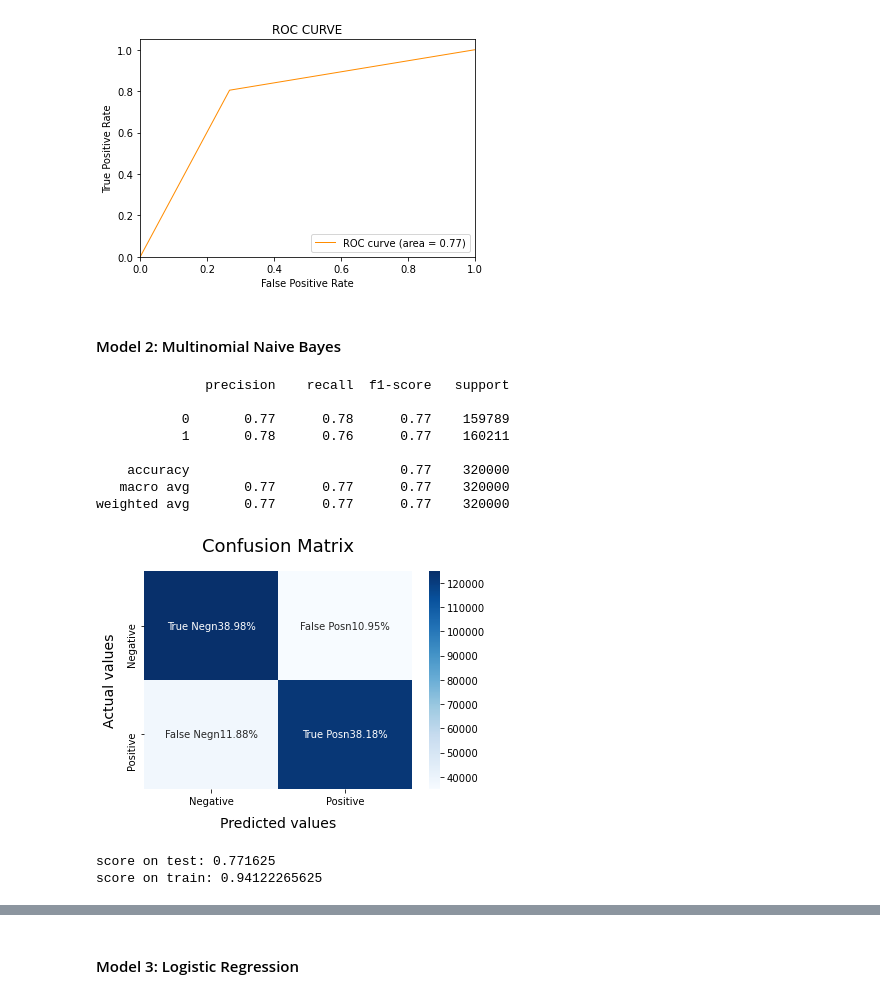
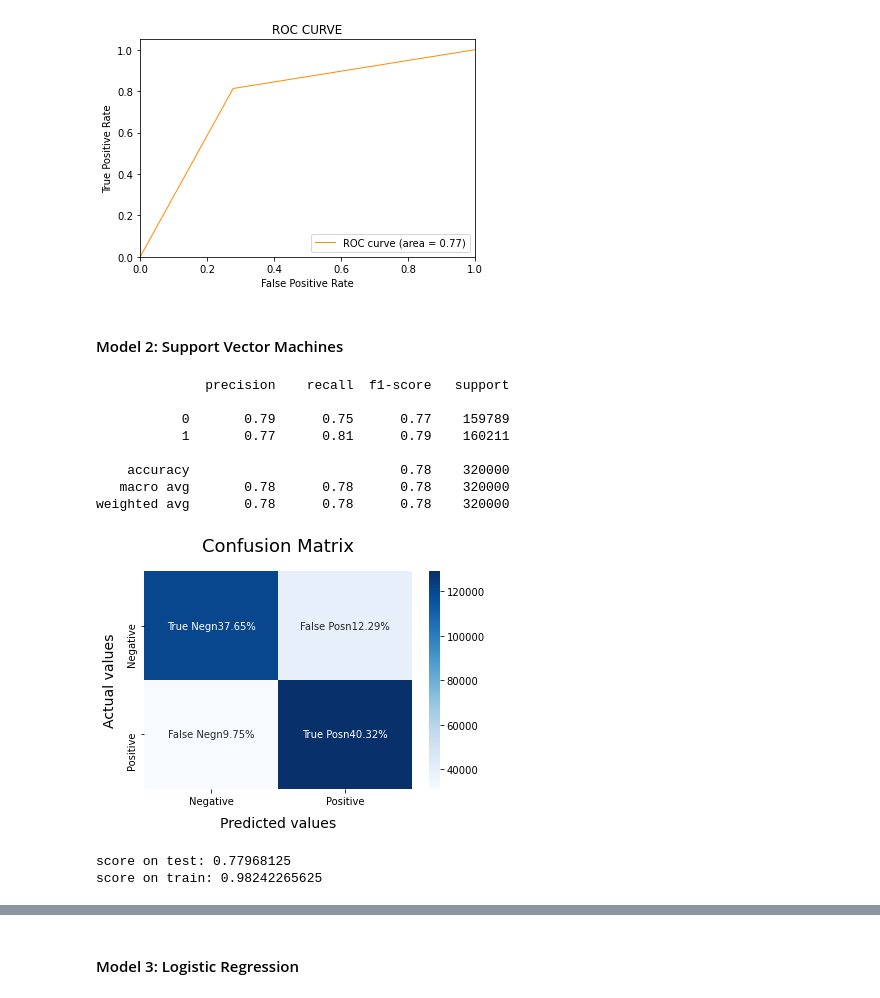
Before and after one commit to JohnSR12/Guvi-Project, a Jupyter notebook: Twitter Sentiment Analysis.ipynb, the cells around one changed output, grey strips where cells are left out. Cells and saved outputs as stored; diff of their text form; code cells hidden in the pictures.

```diff
--- a/Twitter Sentiment Analysis.ipynb
+++ b/Twitter Sentiment Analysis.ipynb
@@ -97,26 +106,22 @@ df
 | 1599999 | happy #charitytuesday @theNSPCC @... | 1 |
 1600000 rows × 2 columns
 # %%
-#Data cleaning
+#Data cleaning #stopword removal and special characters
 import re
 import nltk
 from nltk.corpus import stopwords
-from nltk.stem import SnowballStemmer
 
 stop_words = stopwords.words("english")
-stemmer = SnowballStemmer("english")
 TEXT_CLEANING_RE = "@\S+|https?:\S+|http?:\S|[^A-Za-z0-9]+"
 
-def preprocess(text,stem=False):
+def preprocess(text):
     # Remove link,user,special characters
     text = re.sub(TEXT_CLEANING_RE," ",str(text).lower()).strip()
     tokens = []
     for token in text.split():
         if token not in stop_words:
-            if stem:
-                tokens.append(stemmer.stem(token))
-            else:
-                tokens.append(token)
+            tokens.append(token)
     return " ".join(tokens)
 
 df['text'] = df['text'].apply(lambda x: preprocess(x))
+df['text'].head()
@@ -123,3 +135,5 @@ df['text'] = df['text'].apply(lambda x: preprocess(x))
+# %%
+df['text'] = df['text'].apply(lambda row: ' '.join([word for word in row.split() if len(word)>2]))
 # %%
 #removing &quot and &amp after identifying them from wordcloud
 def cleaning_new(data):
@@ -163,7 +244,7 @@ from nltk.tokenize import RegexpTokenizer
 token = RegexpTokenizer(r'[a-zA-Z0-9]+')
 
 from sklearn.feature_extraction.text import TfidfVectorizer
-tdidf_v = TfidfVectorizer(stop_words='english',ngram_range =(1,3),tokenizer = token.tokenize)
+tdidf_v = TfidfVectorizer(ngram_range =(1,3),tokenizer = token.tokenize)
 text_counts = tdidf_v.fit_transform(df['text'])
 # %%
 X = text_counts
@@ -231,28 +312,28 @@ plt.show()
 # %% [output]
 [figure]
 # %% [markdown]
-#### Model 2: Multinomial Naive Bayes
+#### Model 2: Support Vector Machines
 # %%
-MNB=MultinomialNB()
-MNB.fit(X_train,y_train)
-model_Evaluate(MNB)
-y_pred2 = MNB.predict(X_test)
+SVCmodel = LinearSVC()
+SVCmodel.fit(X_train, y_train)
+model_Evaluate(SVCmodel)
+y_pred2 = SVCmodel.predict(X_test)
 # %% [output]
               precision    recall  f1-score   support
 
-           0       0.77      0.78      0.77    159789
-           1       0.78      0.76      0.77    160211
+           0       0.79      0.75      0.77    159789
+           1       0.77      0.81      0.79    160211
 
-    accuracy                           0.77    320000
-   macro avg       0.77      0.77      0.77    320000
-weighted avg       0.77      0.77      0.77    320000
+    accuracy                           0.78    320000
+   macro avg       0.78      0.78      0.78    320000
+weighted avg       0.78      0.78      0.78    320000
-[figure, old version]
+[figure, new version]
 # %%
-print("score on test: " + str(MNB.score(X_test, y_test)))
-print("score on train: "+ str(MNB.score(X_train, y_train)))
+print("score on test: " + str(SVCmodel.score(X_test, y_test)))
+print("score on train: "+ str(SVCmodel.score(X_train, y_train)))
 # %% [output]
-score on test: 0.771625
-score on train: 0.94122265625
+score on test: 0.77968125
+score on train: 0.98242265625
 # %%
 from sklearn.metrics import roc_curve, auc
 fpr, tpr, thresholds = roc_curve(y_test, y_pred2)
```
Also changed, not shown: parts of 20 cells of this notebook.
